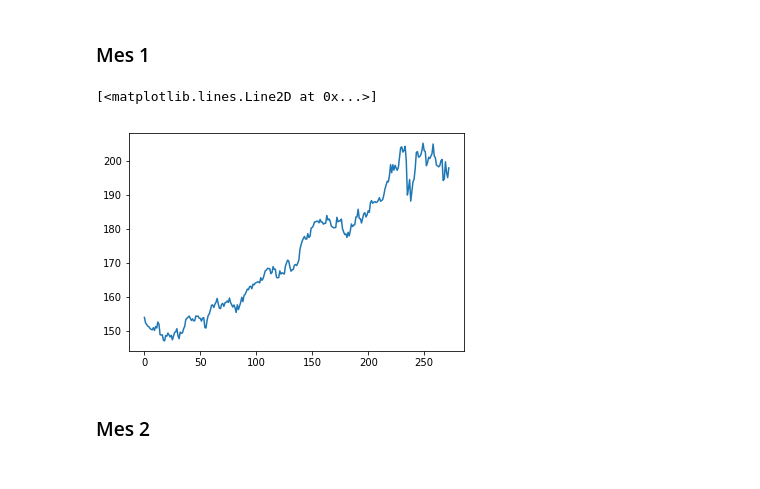
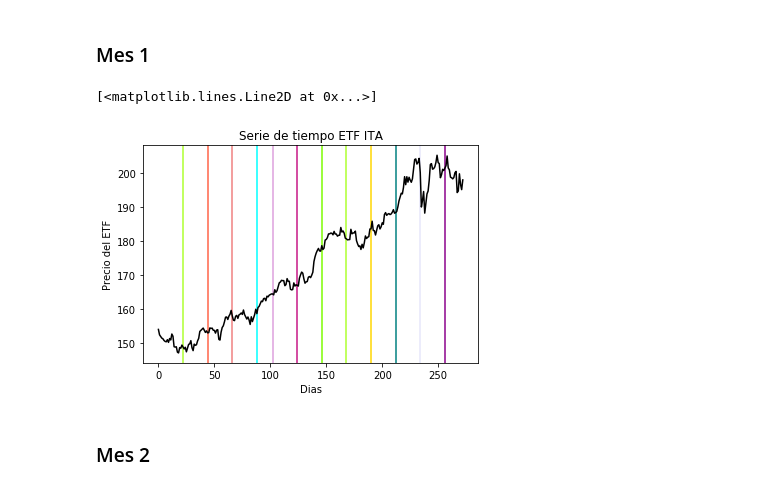
Before and after one commit to Dianachav/Trading_Lab1, a Jupyter notebook: Lab1_Python.ipynb, the cells around one changed output. Drawn from its saved outputs; the diff is of its cells as text; code cells hidden in the pictures.

```diff
--- a/Lab1_Python.ipynb
+++ b/Lab1_Python.ipynb
@@ -38,11 +38,27 @@ quandl.ApiConfig.api_key = "My9ygJsz7yTDx_9jcneH"
 o = []
 for item in reversed(nav1):
     o.append(item)
-# %%
-plt.plot(o)
-# %% [output]
-[<matplotlib.lines.Line2D at 0x...>]
-[figure, removed]
+# %%
+plt.title("Serie de tiempo ETF ITA")
+plt.ylabel("Precio del ETF")
+plt.xlabel("Dias")
+plt.axvline(x=22, c = "greenyellow")
+plt.axvline(x=44, c = "tomato")
+plt.axvline(x=66, c = "lightcoral")
+plt.axvline(x=88, c = "aqua")
+plt.axvline(x=102, c = "plum")
+plt.axvline(x=124, c = "mediumvioletred")
+plt.axvline(x=146, c = "lawngreen")
+plt.axvline(x=168, c = "greenyellow")
+plt.axvline(x=190, c = "gold")
+plt.axvline(x=212, c = "teal")
+plt.axvline(x=234, c = "lavender")
+plt.axvline(x=256, c = "darkmagenta")
+
+plt.plot(o, c = "k")
+# %% [output]
+[<matplotlib.lines.Line2D at 0x...>]
+[figure, added]
 # %% [markdown]
 ### Mes 2
 # %%
```
Also changed, not shown: parts of 4 cells of this notebook.
